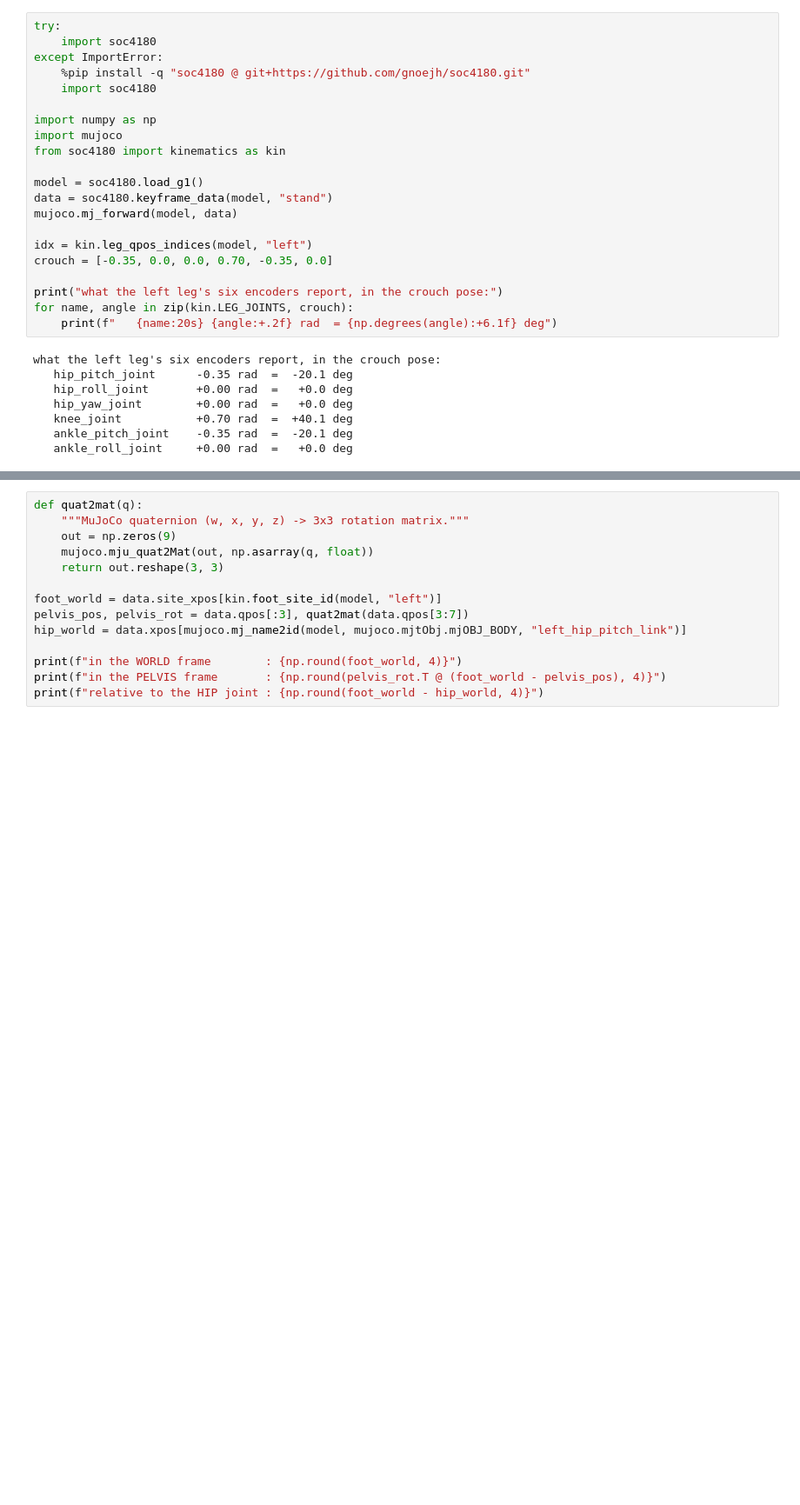
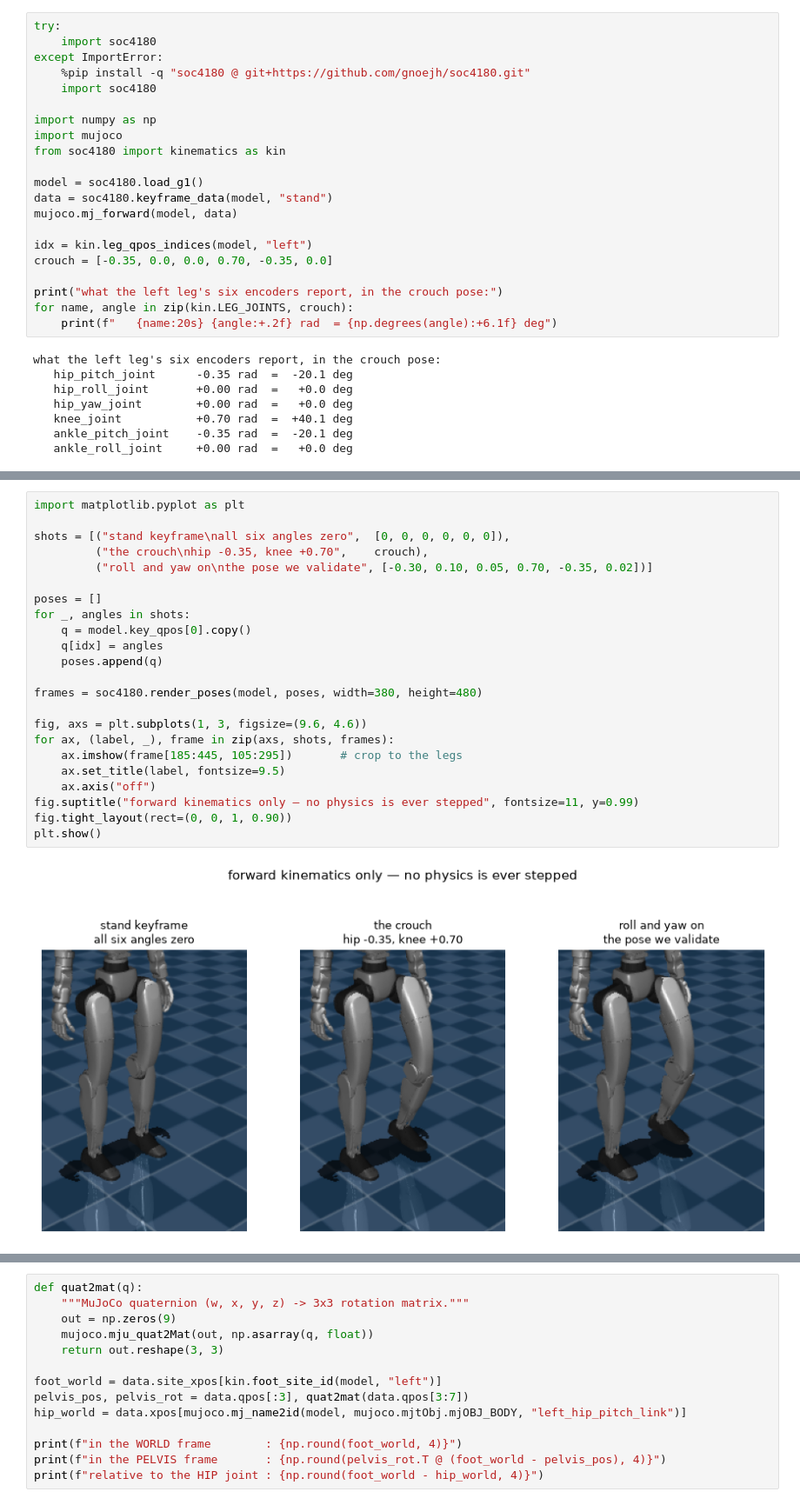
Before and after one commit to gnoejh/soc4180, a Jupyter notebook: weeks/w02-transforms/lab.ipynb, the cells around one changed output, grey strips where cells are left out. Shown at 87% size. Cells and saved outputs as stored; diff of their text form; blank space fills up the shorter version.

```diff
--- a/weeks/w02-transforms/lab.ipynb
+++ b/weeks/w02-transforms/lab.ipynb
@@ -75 +85,26 @@ what the left leg's six encoders report, in the crouch pose:
+# %%
+import matplotlib.pyplot as plt
+
+shots = [("stand keyframe\nall six angles zero",  [0, 0, 0, 0, 0, 0]),
+         ("the crouch\nhip -0.35, knee +0.70",    crouch),
+         ("roll and yaw on\nthe pose we validate", [-0.30, 0.10, 0.05, 0.70, -0.35, 0.02])]
+
+poses = []
+for _, angles in shots:
+    q = model.key_qpos[0].copy()
+    q[idx] = angles
+    poses.append(q)
+
+frames = soc4180.render_poses(model, poses, width=380, height=480)
+
+fig, axs = plt.subplots(1, 3, figsize=(9.6, 4.6))
+for ax, (label, _), frame in zip(axs, shots, frames):
+    ax.imshow(frame[185:445, 105:295])       # crop to the legs
+    ax.set_title(label, fontsize=9.5)
+    ax.axis("off")
+fig.suptitle("forward kinematics only — no physics is ever stepped", fontsize=11, y=0.99)
+fig.tight_layout(rect=(0, 0, 1, 0.90))
+plt.show()
+# %% [output]
+[figure, added]
 # %% [markdown]
```
Also changed, not shown: parts of 19 cells of this notebook, 3 other files.
